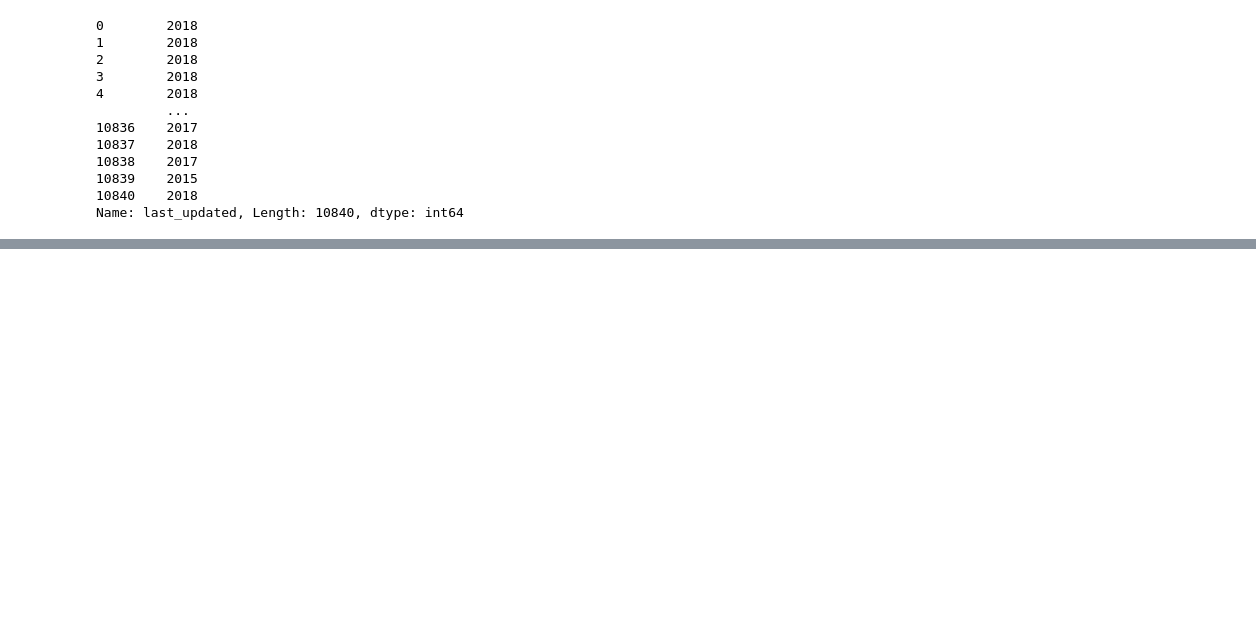
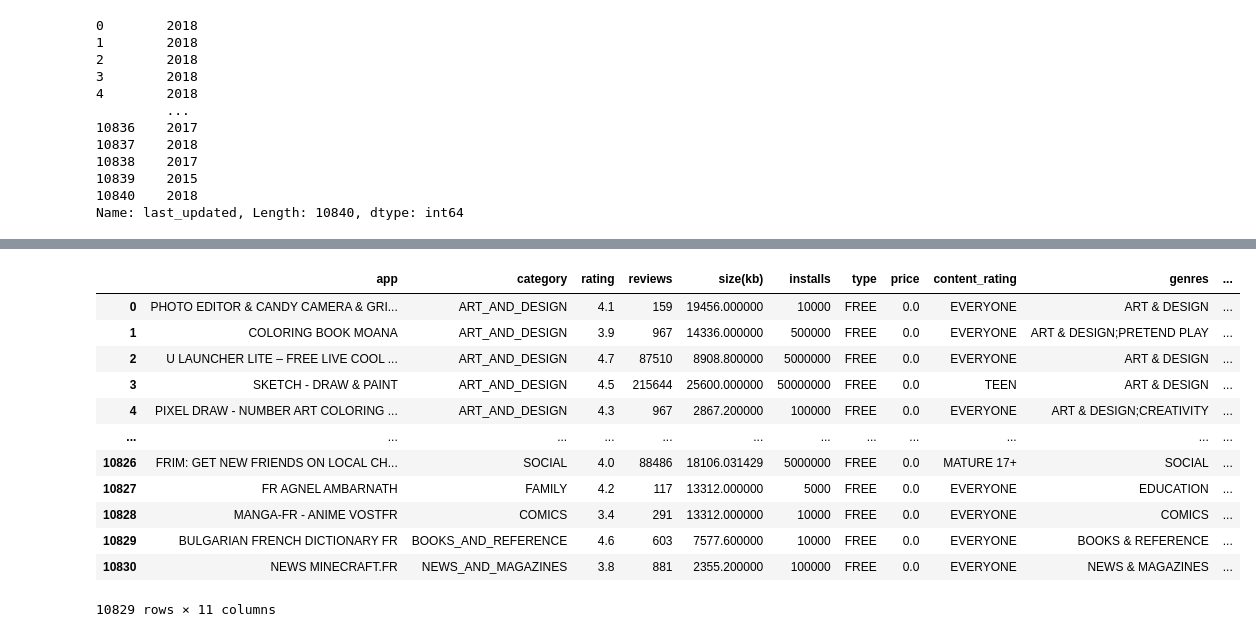
Before and after one commit to AjayJAjay/PlayStore-App-Review-Analysis, a Jupyter notebook: Play_Store_App_Review_Analysis_Capstone_Project.ipynb, the cells around one changed output, grey strips where cells are left out. Cells and saved outputs as stored; diff of their text form; code cells hidden in the pictures; blank space fills up the shorter version.

```diff
--- a/Play_Store_App_Review_Analysis_Capstone_Project.ipynb
+++ b/Play_Store_App_Review_Analysis_Capstone_Project.ipynb
@@ -293,0 +442,16 @@ Name: last_updated, Length: 10840, dtype: int64
+# %%
+df.head(-10)
+# %% [output]
+|  | app | category | rating | reviews | size(kb) | installs | type | price | content_rating | genres | ... |
+| 0 | PHOTO EDITOR & CANDY CAMERA & GRI... | ART_AND_DESIGN | 4.1 | 159 | 19456.000000 | 10000 | FREE | 0.0 | EVERYONE | ART & DESIGN | ... |
+| 1 | COLORING BOOK MOANA | ART_AND_DESIGN | 3.9 | 967 | 14336.000000 | 500000 | FREE | 0.0 | EVERYONE | ART & DESIGN;PRETEND PLAY | ... |
+| 2 | U LAUNCHER LITE – FREE LIVE COOL ... | ART_AND_DESIGN | 4.7 | 87510 | 8908.800000 | 5000000 | FREE | 0.0 | EVERYONE | ART & DESIGN | ... |
+| 3 | SKETCH - DRAW & PAINT | ART_AND_DESIGN | 4.5 | 215644 | 25600.000000 | 50000000 | FREE | 0.0 | TEEN | ART & DESIGN | ... |
+| 4 | PIXEL DRAW - NUMBER ART COLORING ... | ART_AND_DESIGN | 4.3 | 967 | 2867.200000 | 100000 | FREE | 0.0 | EVERYONE | ART & DESIGN;CREATIVITY | ... |
+| ... | ... | ... | ... | ... | ... | ... | ... | ... | ... | ... | ... |
+| 10826 | FRIM: GET NEW FRIENDS ON LOCAL CH... | SOCIAL | 4.0 | 88486 | 18106.031429 | 5000000 | FREE | 0.0 | MATURE 17+ | SOCIAL | ... |
+| 10827 | FR AGNEL AMBARNATH | FAMILY | 4.2 | 117 | 13312.000000 | 5000 | FREE | 0.0 | EVERYONE | EDUCATION | ... |
+| 10828 | MANGA-FR - ANIME VOSTFR | COMICS | 3.4 | 291 | 13312.000000 | 10000 | FREE | 0.0 | EVERYONE | COMICS | ... |
+| 10829 | BULGARIAN FRENCH DICTIONARY FR | BOOKS_AND_REFERENCE | 4.6 | 603 | 7577.600000 | 10000 | FREE | 0.0 | EVERYONE | BOOKS & REFERENCE | ... |
+| 10830 | NEWS MINECRAFT.FR | NEWS_AND_MAGAZINES | 3.8 | 881 | 2355.200000 | 100000 | FREE | 0.0 | EVERYONE | NEWS & MAGAZINES | ... |
+10829 rows × 11 columns
```
Also changed, not shown: parts of 29 cells of this notebook.
